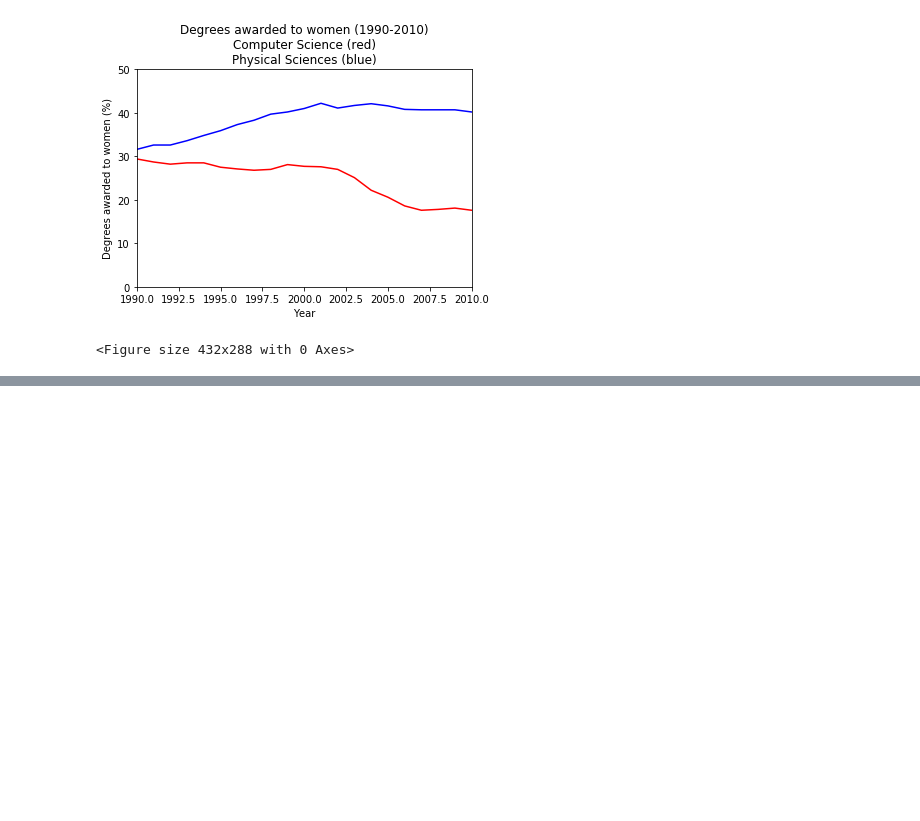
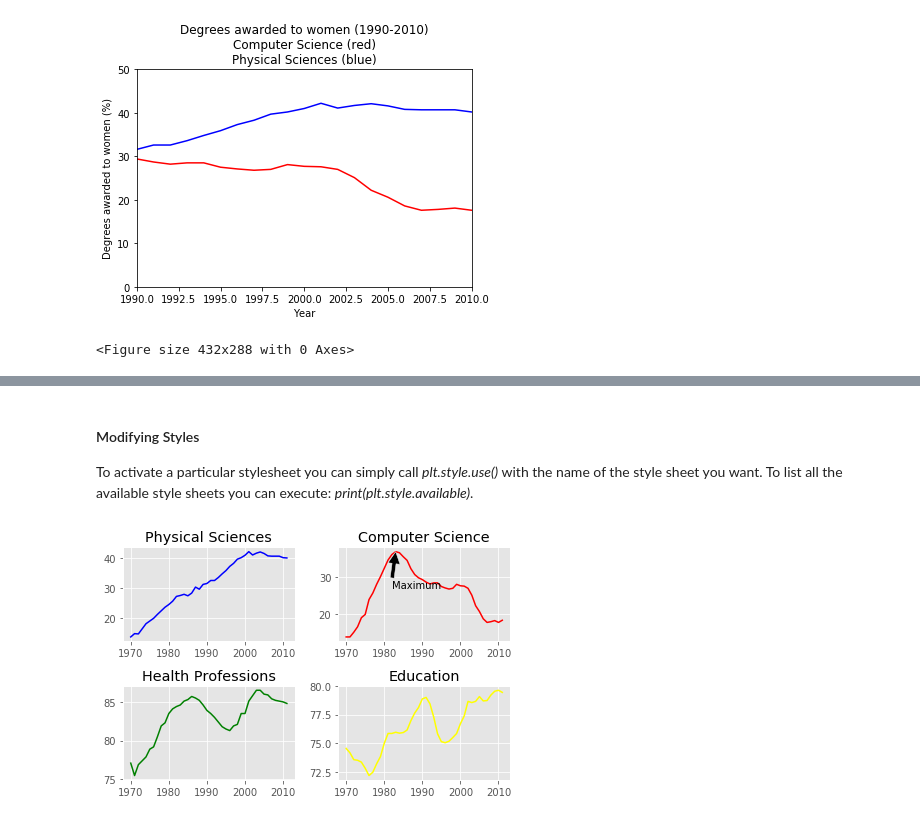
Before and after one commit to jicksy/data-visualization-with-python, a Jupyter notebook: customizing-plots/customizing_plots.ipynb, the cells around one changed output, grey strips where cells are left out. Cells and saved outputs as stored; diff of their text form; code cells hidden in the pictures; blank space fills up the shorter version.

```diff
--- a/customizing-plots/customizing_plots.ipynb
+++ b/customizing-plots/customizing_plots.ipynb
@@ -157,0 +225,42 @@ plt.savefig('xlim_and_ylim.png')
+# %% [markdown]
+#### Modifying Styles
+To activate a particular stylesheet you can simply call *plt.style.use()* with the name of the style sheet you want. To list all the available style sheets you can execute: *print(plt.style.available)*.
+# %%
+# Import matplotlib.pyplot
+import matplotlib.pyplot as plt
+
+# Set the style to 'ggplot'
+plt.style.use('ggplot')
+
+# Create a figure with 2x2 subplot layout
+plt.subplot(2, 2, 1)
+
+# Plot the enrollment % of women in the Physical Sciences
+plt.plot(year, physical_sciences, color='blue')
+plt.title('Physical Sciences')
+
+# Plot the enrollment % of women in Computer Science
+plt.subplot(2, 2, 2)
+plt.plot(year, computer_science, color='red')
+plt.title('Computer Science')
+
+# Add annotation
+cs_max = computer_science.max()
+yr_max = year[computer_science.argmax()]
+plt.annotate('Maximum', xy=(yr_max, cs_max), xytext=(yr_max-1, cs_max-10), arrowprops=dict(facecolor='black'))
+
+# Plot the enrollmment % of women in Health professions
+plt.subplot(2, 2, 3)
+plt.plot(year, health, color='green')
+plt.title('Health Professions')
+
+# Plot the enrollment % of women in Education
+plt.subplot(2, 2, 4)
+plt.plot(year, education, color='yellow')
+plt.title('Education')
+
+# Improve spacing between subplots and display them
+plt.tight_layout()
+plt.show()
+# %% [output]
+[figure, added]
```
Also changed, not shown: parts of 6 cells of this notebook.
